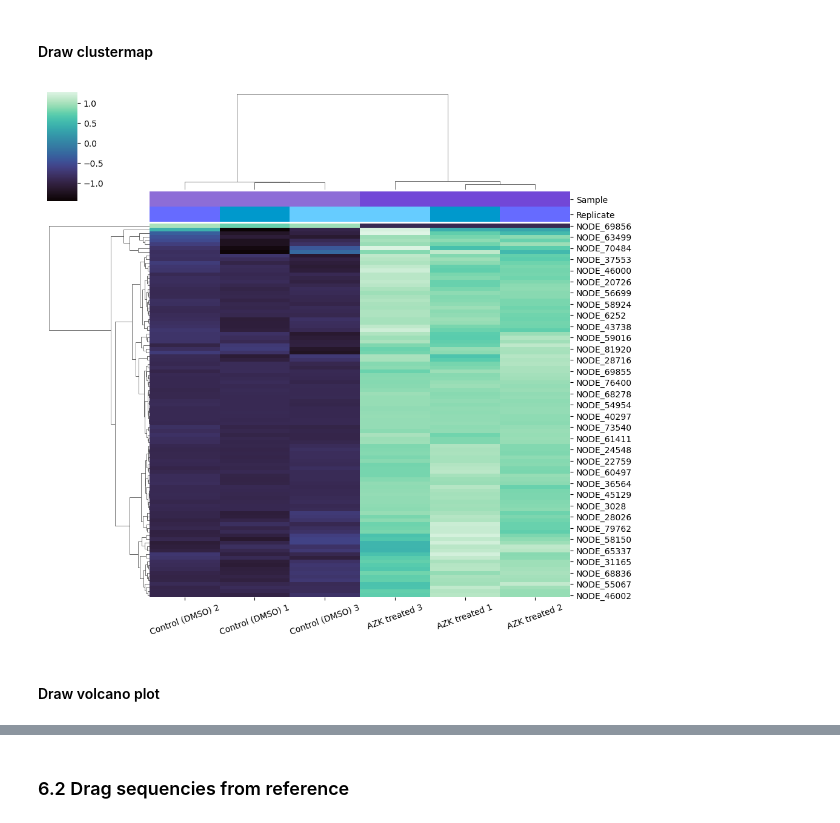
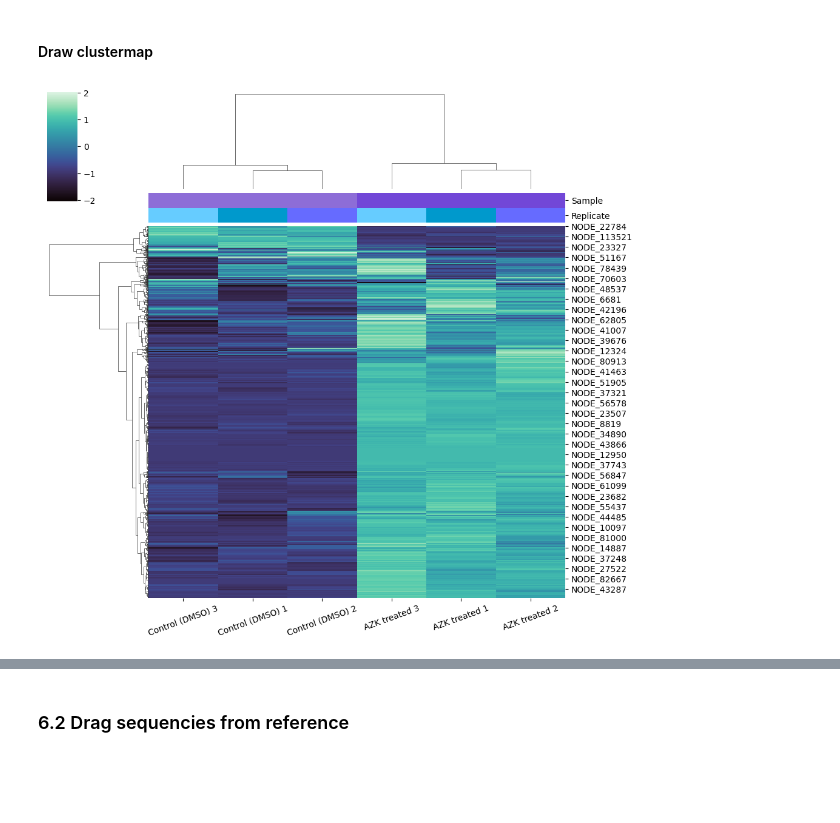
Before and after one commit to angrygeese/DynamenaProject_BI2023-24, a Jupyter notebook: code/Lab_journal_stas_project.ipynb, the cells around one changed output, grey strips where cells are left out. Drawn from its saved outputs; the diff is of its cells as text; code cells hidden in the pictures; blank space fills up the shorter version.

Commit message:
Remade section 6 with all transcripts with significant change in expression. Install fastcluster for python.

```diff
--- a/code/Lab_journal_stas_project.ipynb
+++ b/code/Lab_journal_stas_project.ipynb
@@ -568,4 +633,7 @@ kallisto_matrix_ctrl_100 = kallisto_matrix.loc[deseq_results_ctrl_100.index]
+# %%
+deseq_results_ctrl_sig = deseq_results_ctrl.query('padj < 0.05')
+kallisto_matrix_ctrl_sig = kallisto_matrix.loc[deseq_results_ctrl_sig.index]
 # %%
-deseq_results_ctrl_100_file = '../data_folder/processed_data/4.Expression_count/DESeq2/result_ctrl_100.txt'
-kallisto_matrix_ctrl_100_file = '../data_folder/processed_data/4.Expression_count/kallisto/count_martix_ctrl_100.txt'
+deseq_results_ctrl_sig_file = '../data_folder/processed_data/4.Expression_count/DESeq2/result_ctrl_sig.txt'
+kallisto_matrix_ctrl_sig_file = '../data_folder/processed_data/4.Expression_count/kallisto/count_martix_ctrl_sig.txt'
 # %%
@@ -587,16 +655,14 @@ rep_colors = meta['Replicate'].map({1: '#0099CC', 2: '#666BFF', 3: '#66CCFF'})
 rep_colors.name = 'Replicate'
 col_colors = pd.concat([col_colors, rep_colors], axis=1)
 # %%
-kallisto_ctrl_cluster_df = pd.read_csv(kallisto_matrix_ctrl_100_file, sep='\t', index_col=0)
+kallisto_ctrl_cluster_df = pd.read_csv(kallisto_matrix_ctrl_sig_file, sep='\t', index_col=0)
 clustermap_cols = ('Control (DMSO) 1', 'Control (DMSO) 2','Control (DMSO) 3', 'AZK treated 1','AZK treated 2','AZK treated 3')
 kallisto_ctrl_cluster_df = kallisto_ctrl_cluster_df.rename(columns=dict(zip(kallisto_ctrl_cluster_df.columns, clustermap_cols)))
-kallisto_ctrl_cluster_df = kallisto_ctrl_cluster_df.set_index(kallisto_matrix_ctrl_100.index.str.split('_', n=2).str[:2].str.join('_'))
+kallisto_ctrl_cluster_df = kallisto_ctrl_cluster_df.set_index(kallisto_matrix_ctrl_sig.index.str.split('_', n=2).str[:2].str.join('_'))
 
 kallisto_cluster = sns.clustermap(kallisto_ctrl_cluster_df, method='ward', cmap='mako', z_score=0, col_colors=col_colors)
 plt.setp(kallisto_cluster.ax_heatmap.xaxis.get_majorticklabels(), rotation=20)  # https://stackoverflow.com/a/34697479
-plt.savefig('../data_folder/processed_data/4.Expression_count/kallisto/kallisto_matrix_ctrl_100.png', dpi=300)
+plt.savefig('../data_folder/processed_data/4.Expression_count/kallisto/kallisto_matrix_ctrl_sig.png', dpi=300)
 None
 # %% [output]
-[figure, old version]
+[figure, new version]
-# %% [markdown]
-#### Draw volcano plot
```
Also changed, not shown: parts of 46 cells of this notebook, 32 other files.
